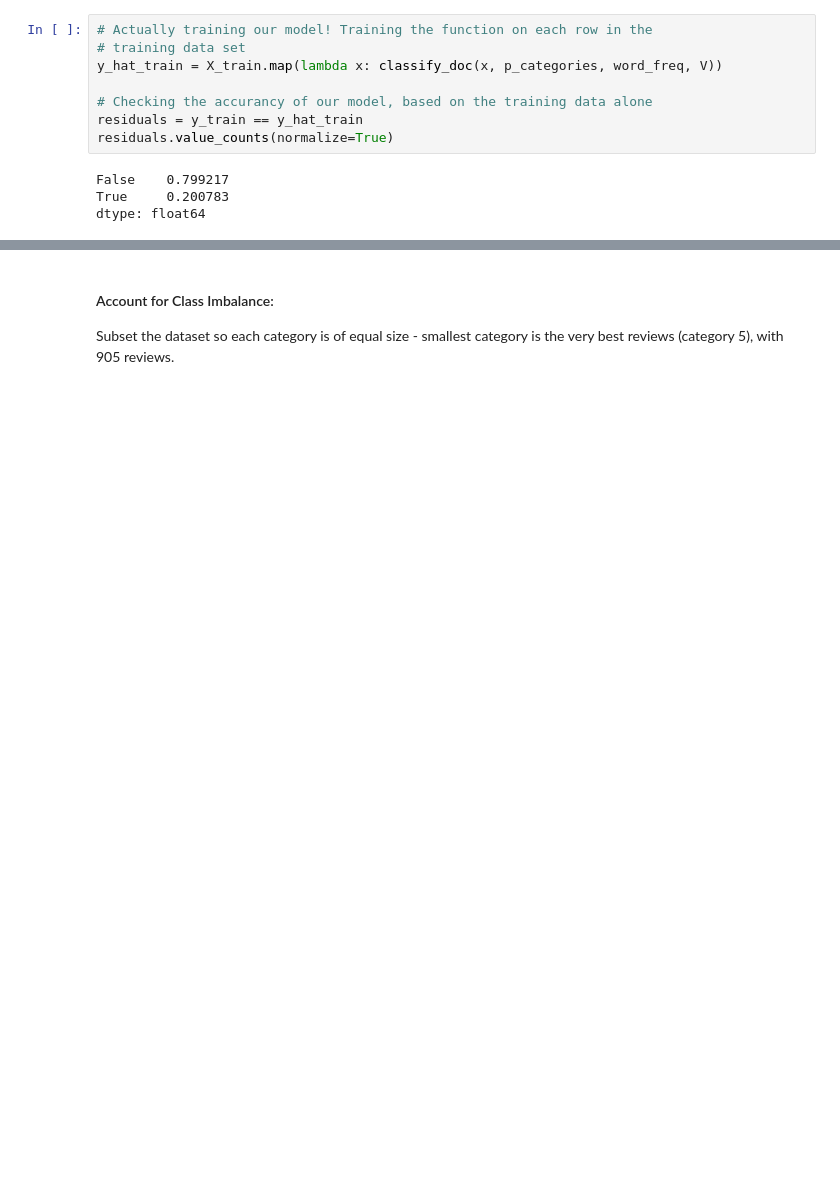
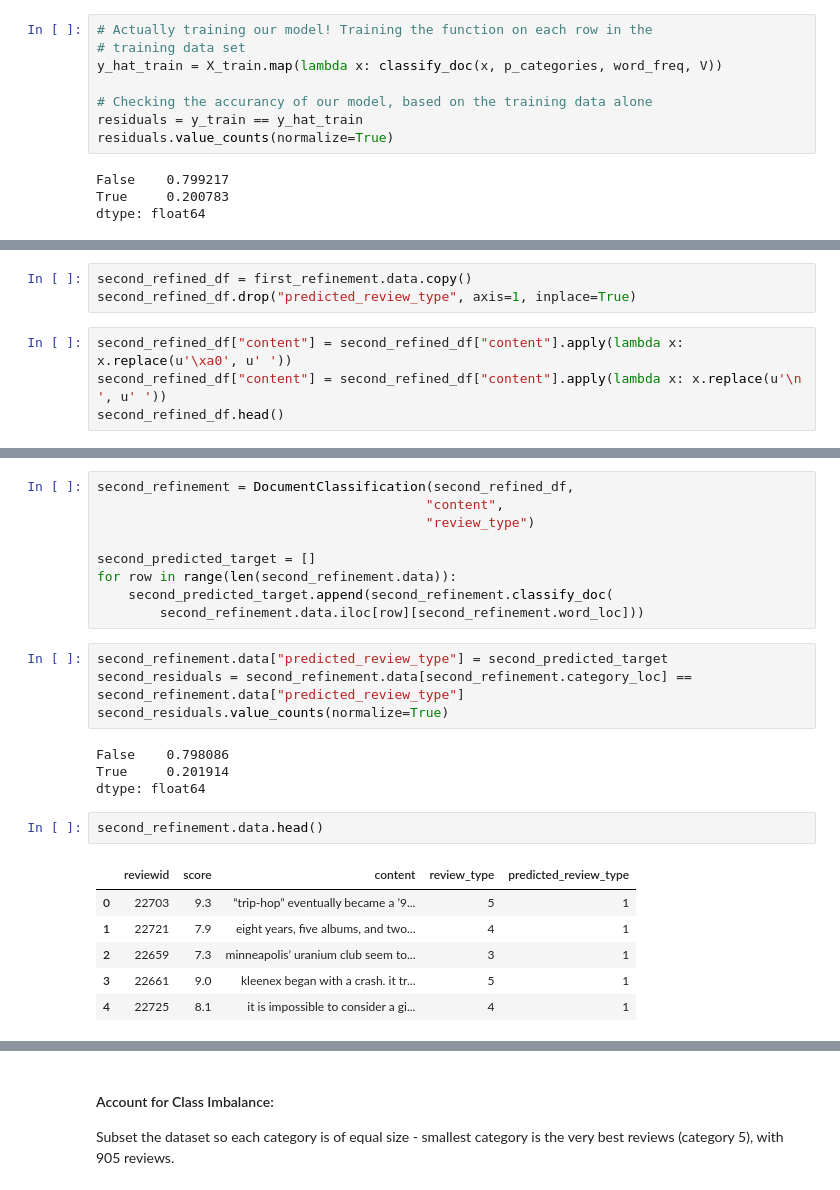
Before and after one commit to lindseyberlin/Revised-Module-3-Project, a Jupyter notebook: Score_Prediction.ipynb, the cells around one changed output, grey strips where cells are left out. Drawn from its saved outputs; the diff is of its cells as text; blank space fills up the shorter version.

```diff
--- a/Score_Prediction.ipynb
+++ b/Score_Prediction.ipynb
@@ -389,0 +460,7 @@ Our initial results are not great! Our model can only predict the category 20% o
+# %%
+second_refined_df = first_refinement.data.copy()
+second_refined_df.drop("predicted_review_type", axis=1, inplace=True)
+# %%
+second_refined_df["content"] = second_refined_df["content"].apply(lambda x: x.replace(u'\xa0', u' '))
+second_refined_df["content"] = second_refined_df["content"].apply(lambda x: x.replace(u'\n    ', u' '))
+second_refined_df.head()
@@ -389,0 +474,26 @@ Our initial results are not great! Our model can only predict the category 20% o
+# %%
+second_refinement = DocumentClassification(second_refined_df,
+                                          "content",
+                                          "review_type")
+
+second_predicted_target = []
+for row in range(len(second_refinement.data)):
+    second_predicted_target.append(second_refinement.classify_doc(
+        second_refinement.data.iloc[row][second_refinement.word_loc]))
+# %%
+second_refinement.data["predicted_review_type"] = second_predicted_target
+second_residuals = second_refinement.data[second_refinement.category_loc] == second_refinement.data["predicted_review_type"]
+second_residuals.value_counts(normalize=True)
+# %% [output]
+False    0.798086
+True     0.201914
+dtype: float64
+# %%
+second_refinement.data.head()
+# %% [output]
+|  | reviewid | score | content | review_type | predicted_review_type |
+| 0 | 22703 | 9.3 | “trip-hop” eventually became a ’9... | 5 | 1 |
+| 1 | 22721 | 7.9 | eight years, five albums, and two... | 4 | 1 |
+| 2 | 22659 | 7.3 | minneapolis’ uranium club seem to... | 3 | 1 |
+| 3 | 22661 | 9.0 | kleenex began with a crash. it tr... | 5 | 1 |
+| 4 | 22725 | 8.1 | it is impossible to consider a gi... | 4 | 1 |
```
Also changed, not shown: parts of 44 cells of this notebook.
